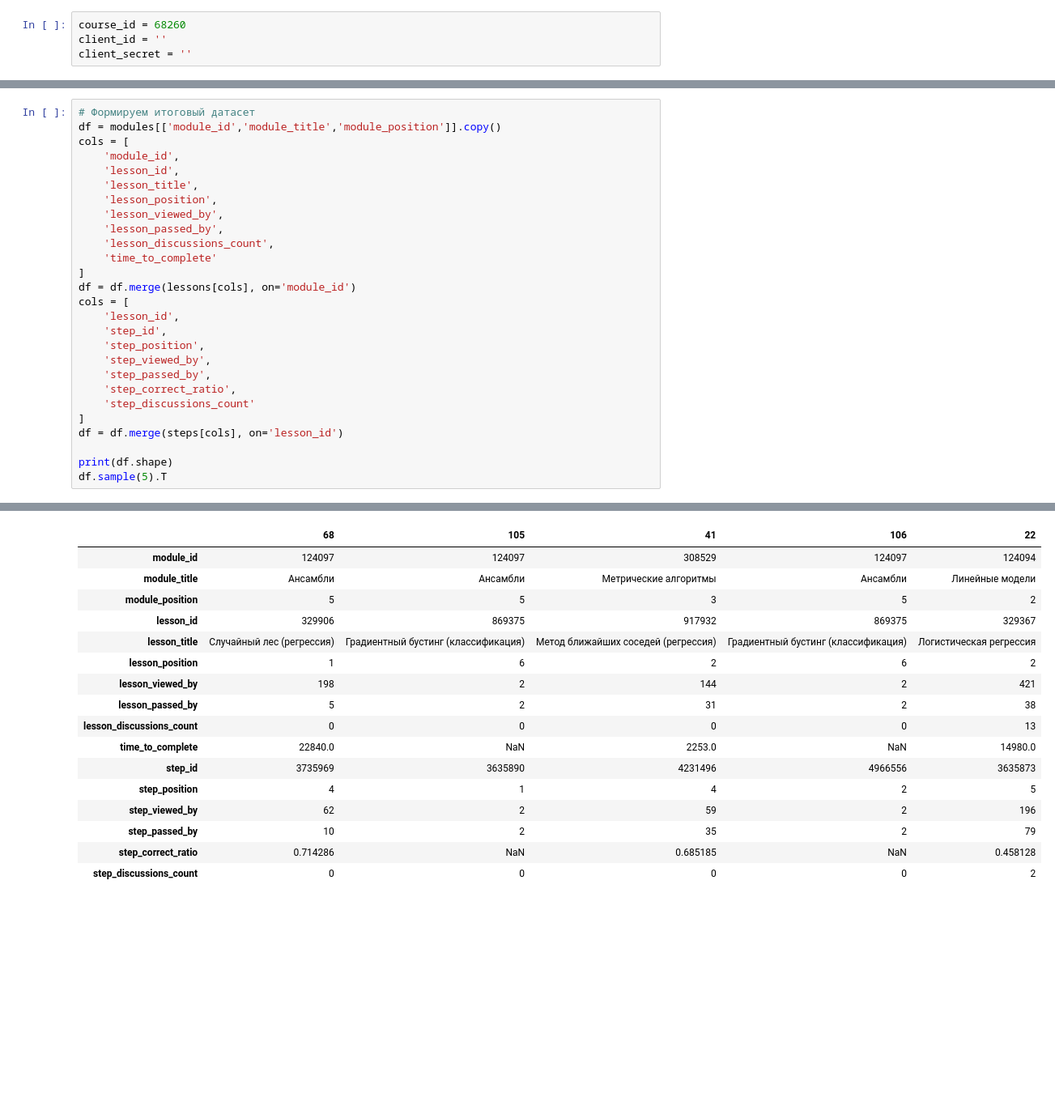
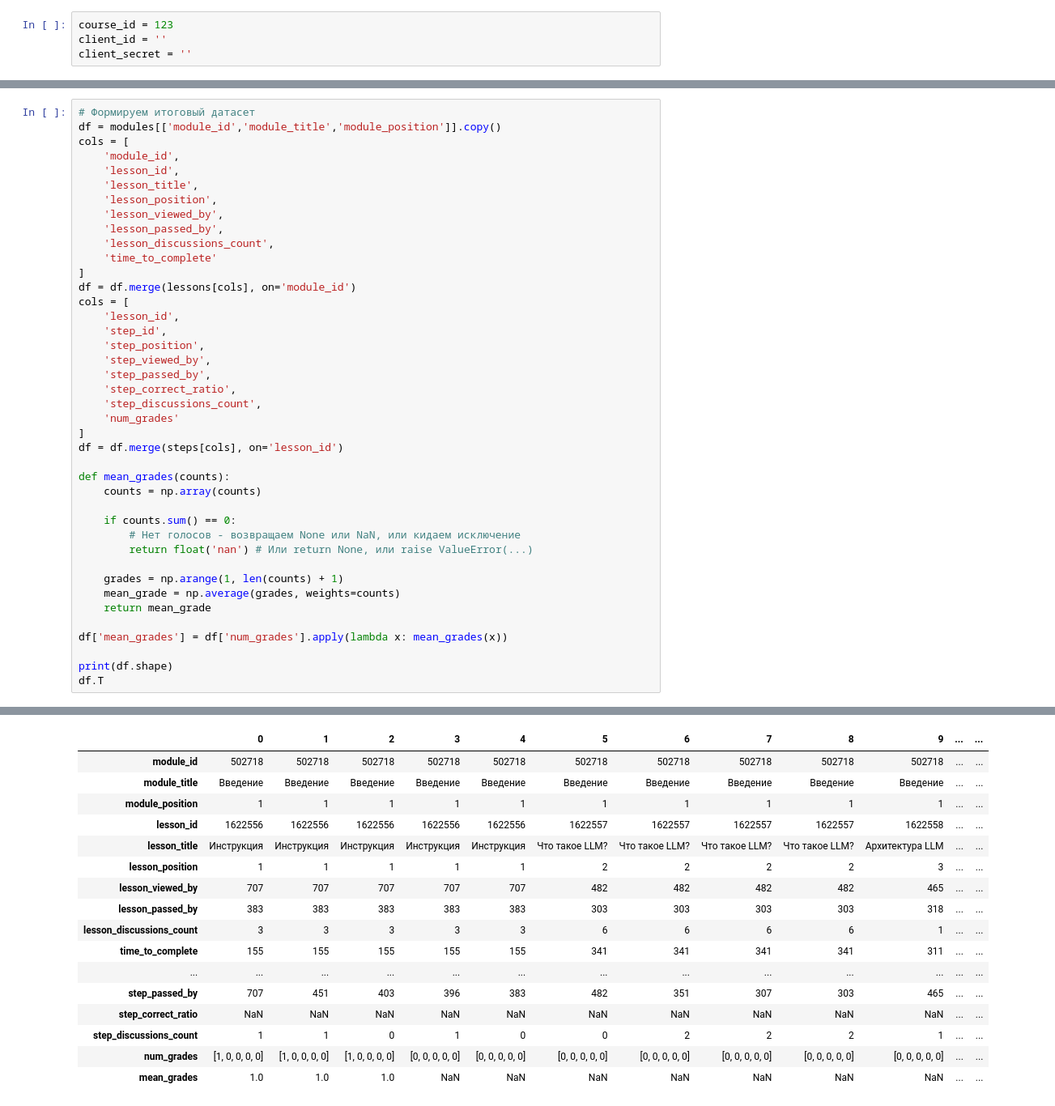
Before and after one commit to slivka83/stepik_stat_plots, a Jupyter notebook: stepik_plot.ipynb, the cells around one changed output, grey strips where cells are left out. Shown: that part at 81% size. Saved outputs shown, nothing was run; the diff lists cells and outputs as text; blank space fills up the shorter version.

```diff
--- a/stepik_plot.ipynb
+++ b/stepik_plot.ipynb
@@ -16,7 +17,7 @@ import seaborn as sns
 - Пропишите в следующей ячейки идентификатор вашего курса, Client id и Client secret.
 - Последовательно выполните все ячейки в нутбуке.
 # %%
-course_id = 68260
+course_id = 123
 client_id = ''
 client_secret = ''
 # %%
@@ -230,10 +189,24 @@ cols = [
     'step_viewed_by',
     'step_passed_by',
     'step_correct_ratio',
-    'step_discussions_count'
+    'step_discussions_count',
+    'num_grades'
 ]
 df = df.merge(steps[cols], on='lesson_id')
 
+def mean_grades(counts):
+    counts = np.array(counts)
+
+    if counts.sum() == 0:
+        # Нет голосов - возвращаем None или NaN, или кидаем исключение
+        return float('nan') # Или return None, или raise ValueError(...)
+
+    grades = np.arange(1, len(counts) + 1)
+    mean_grade = np.average(grades, weights=counts)
+    return mean_grade
+
+df['mean_grades'] = df['num_grades'].apply(lambda x: mean_grades(x))
+
 print(df.shape)
-df.sample(5).T
+df.T
 # %% [output]
@@ -241,17 +214,17 @@ df.sample(5).T
-|  | 68 | 105 | 41 | 106 | 22 |
-| module_id | 124097 | 124097 | 308529 | 124097 | 124094 |
-| module_title | Ансамбли | Ансамбли | Метрические алгоритмы | Ансамбли | Линейные модели |
-| module_position | 5 | 5 | 3 | 5 | 2 |
-| lesson_id | 329906 | 869375 | 917932 | 869375 | 329367 |
-| lesson_title | Случайный лес (регрессия) | Градиентный бустинг (классификация) | Метод ближайших соседей (регрессия) | Градиентный бустинг (классификация) | Логистическая регрессия |
-| lesson_position | 1 | 6 | 2 | 6 | 2 |
-| lesson_viewed_by | 198 | 2 | 144 | 2 | 421 |
-| lesson_passed_by | 5 | 2 | 31 | 2 | 38 |
-| lesson_discussions_count | 0 | 0 | 0 | 0 | 13 |
-| time_to_complete | 22840.0 | NaN | 2253.0 | NaN | 14980.0 |
-| step_id | 3735969 | 3635890 | 4231496 | 4966556 | 3635873 |
-| step_position | 4 | 1 | 4 | 2 | 5 |
-| step_viewed_by | 62 | 2 | 59 | 2 | 196 |
-| step_passed_by | 10 | 2 | 35 | 2 | 79 |
-| step_correct_ratio | 0.714286 | NaN | 0.685185 | NaN | 0.458128 |
-| step_discussions_count | 0 | 0 | 0 | 0 | 2 |
+|  | 0 | 1 | 2 | 3 | 4 | 5 | 6 | 7 | 8 | 9 | ... | ... |
+| module_id | 502718 | 502718 | 502718 | 502718 | 502718 | 502718 | 502718 | 502718 | 502718 | 502718 | ... | ... |
+| module_title | Введение | Введение | Введение | Введение | Введение | Введение | Введение | Введение | Введение | Введение | ... | ... |
+| module_position | 1 | 1 | 1 | 1 | 1 | 1 | 1 | 1 | 1 | 1 | ... | ... |
+| lesson_id | 1622556 | 1622556 | 1622556 | 1622556 | 1622556 | 1622557 | 1622557 | 1622557 | 1622557 | 1622558 | ... | ... |
+| lesson_title | Инструкция | Инструкция | Инструкция | Инструкция | Инструкция | Что такое LLM? | Что такое LLM? | Что такое LLM? | Что такое LLM? | Архитектура LLM | ... | ... |
+| lesson_position | 1 | 1 | 1 | 1 | 1 | 2 | 2 | 2 | 2 | 3 | ... | ... |
+| lesson_viewed_by | 707 | 707 | 707 | 707 | 707 | 482 | 482 | 482 | 482 | 465 | ... | ... |
+| lesson_passed_by | 383 | 383 | 383 | 383 | 383 | 303 | 303 | 303 | 303 | 318 | ... | ... |
+| lesson_discussions_count | 3 | 3 | 3 | 3 | 3 | 6 | 6 | 6 | 6 | 1 | ... | ... |
+| time_to_complete | 155 | 155 | 155 | 155 | 155 | 341 | 341 | 341 | 341 | 311 | ... | ... |
+| ... | ... | ... | ... | ... | ... | ... | ... | ... | ... | ... | ... | ... |
+| step_passed_by | 707 | 451 | 403 | 396 | 383 | 482 | 351 | 307 | 303 | 465 | ... | ... |
+| step_correct_ratio | NaN | NaN | NaN | NaN | NaN | NaN | NaN | NaN | NaN | NaN | ... | ... |
+| step_discussions_count | 1 | 1 | 0 | 1 | 0 | 0 | 2 | 2 | 2 | 1 | ... | ... |
+| num_grades | [1, 0, 0, 0, 0] | [1, 0, 0, 0, 0] | [1, 0, 0, 0, 0] | [0, 0, 0, 0, 0] | [0, 0, 0, 0, 0] | [0, 0, 0, 0, 0] | [0, 0, 0, 0, 0] | [0, 0, 0, 0, 0] | [0, 0, 0, 0, 0] | [0, 0, 0, 0, 0] | ... | ... |
+| mean_grades | 1.0 | 1.0 | 1.0 | NaN | NaN | NaN | NaN | NaN | NaN | NaN | ... | ... |
```
Also changed, not shown: parts of 13 cells of this notebook.
